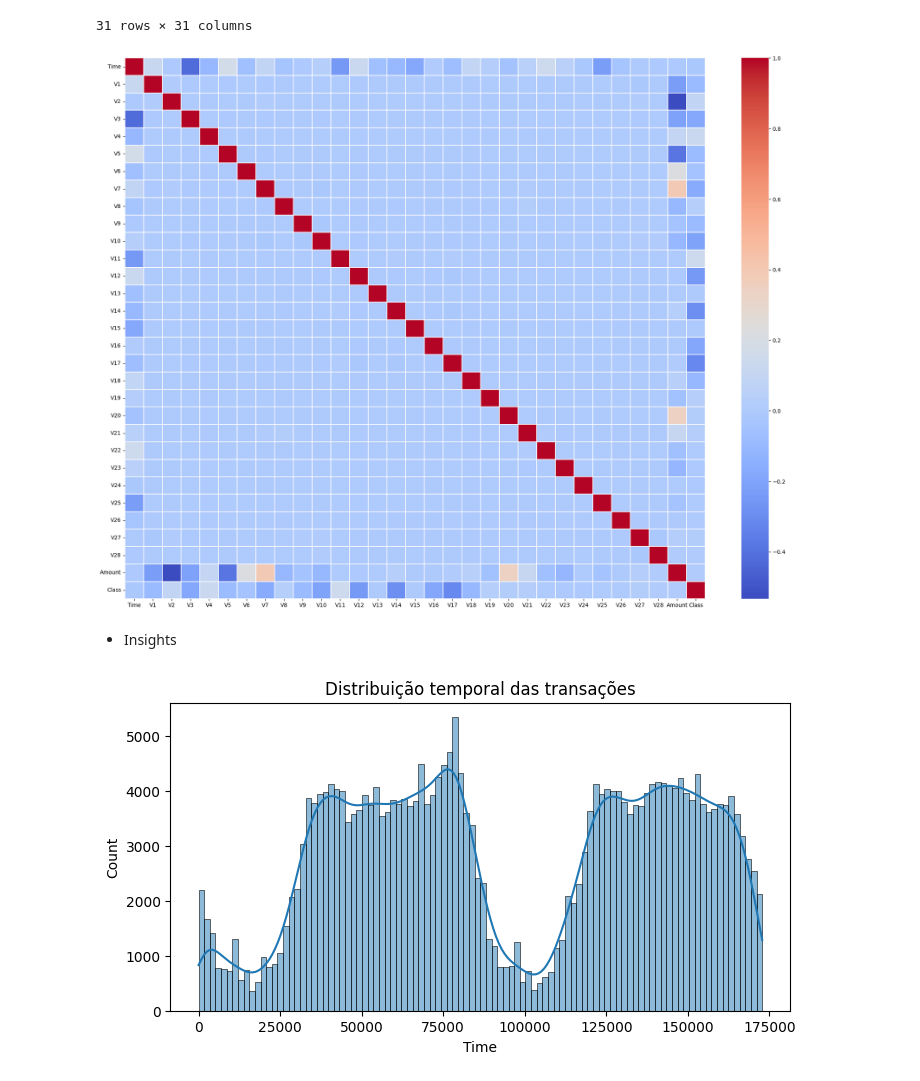
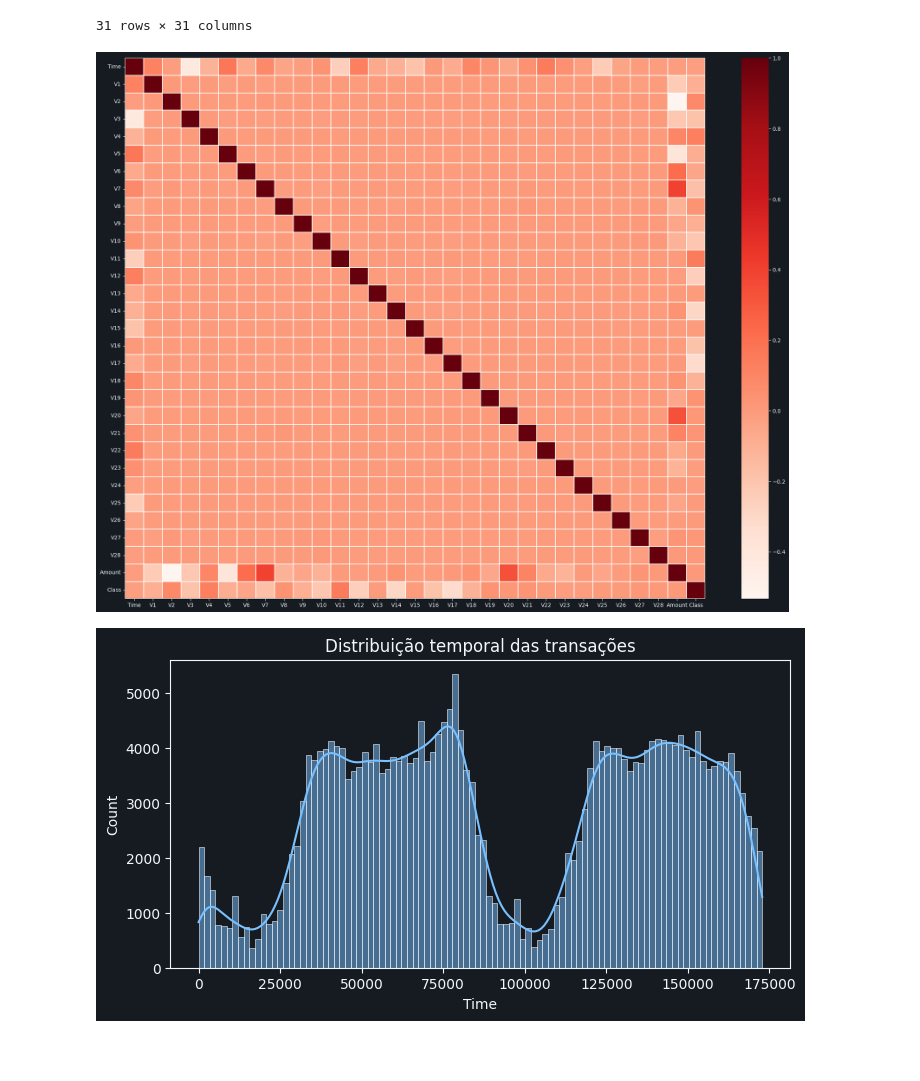
Before and after one commit to tofuples/Credit-Card-Fraud, a Jupyter notebook: Notebooks/EDA.ipynb, the cells around one changed output. Drawn from its saved outputs; the diff is of its cells as text; code cells hidden in the pictures; blank space fills up the shorter version.

```diff
--- a/Notebooks/EDA.ipynb
+++ b/Notebooks/EDA.ipynb
@@ -15,6 +15,9 @@ import matplotlib.pyplot as plt
 import seaborn as sns
 
 df = pd.read_csv('../Data/input/creditcard.csv')
+
+import matplotx
+plt.style.use(matplotx.styles.github["dark"])
 # %% [markdown]
 1. Visão geral
 # %%
@@ -184,14 +187,12 @@ df.corr()
 # %%
 # heatmap das correlações
 corr = df.corr()
 
 plt.figure(figsize=(24, 18))
-sns.heatmap(corr, xticklabels=corr.columns,yticklabels=corr.columns,linewidths=.1,cmap="red")
+sns.heatmap(corr, xticklabels=corr.columns,yticklabels=corr.columns,linewidths=.1,cmap="Reds")
 plt.show()
 # %% [output]
-[figure, old version]
+[figure, new version]
-# %% [markdown]
-- Insights
 # %%
 # distribuição das transações no tempo
 plt.figure(figsize=(8,4))
@@ -199,7 +200,7 @@ sns.histplot(df["Time"], bins=100, kde=True)
 plt.title("Distribuição temporal das transações")
 plt.show()
 # %% [output]
-[figure, old version]
+[figure, new version]
 # %%
 # distr temporal de fraudes (class = 1)
 plt.figure(figsize=(10,5))
```
Also changed, not shown: parts of 8 cells of this notebook, 1 other file.
